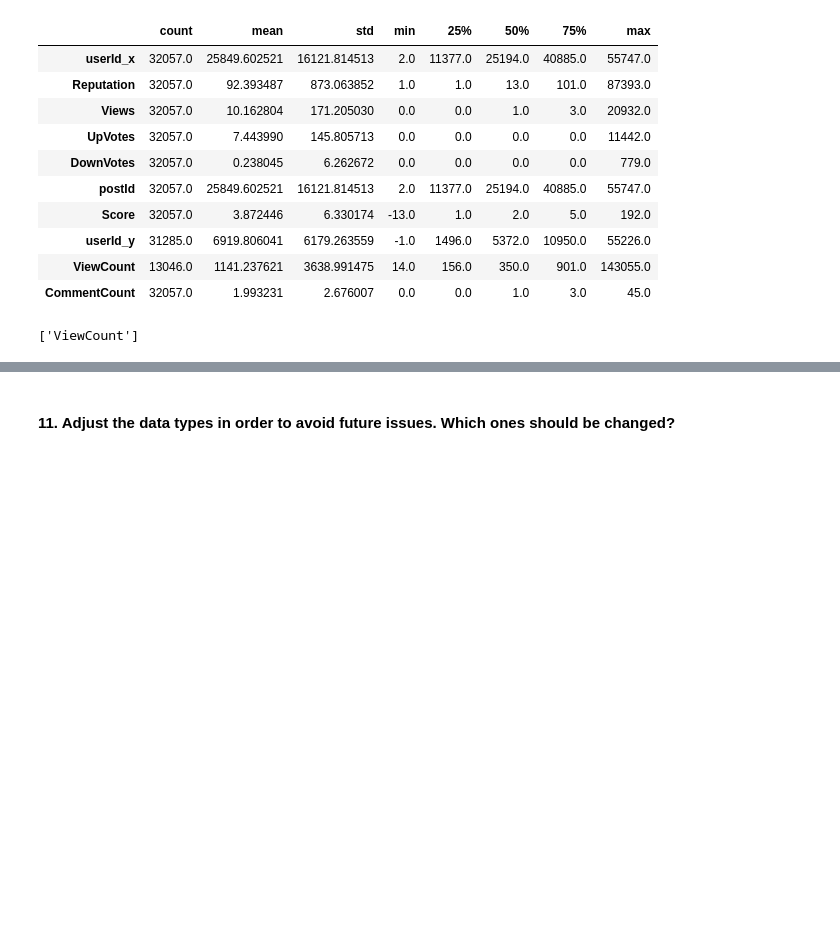
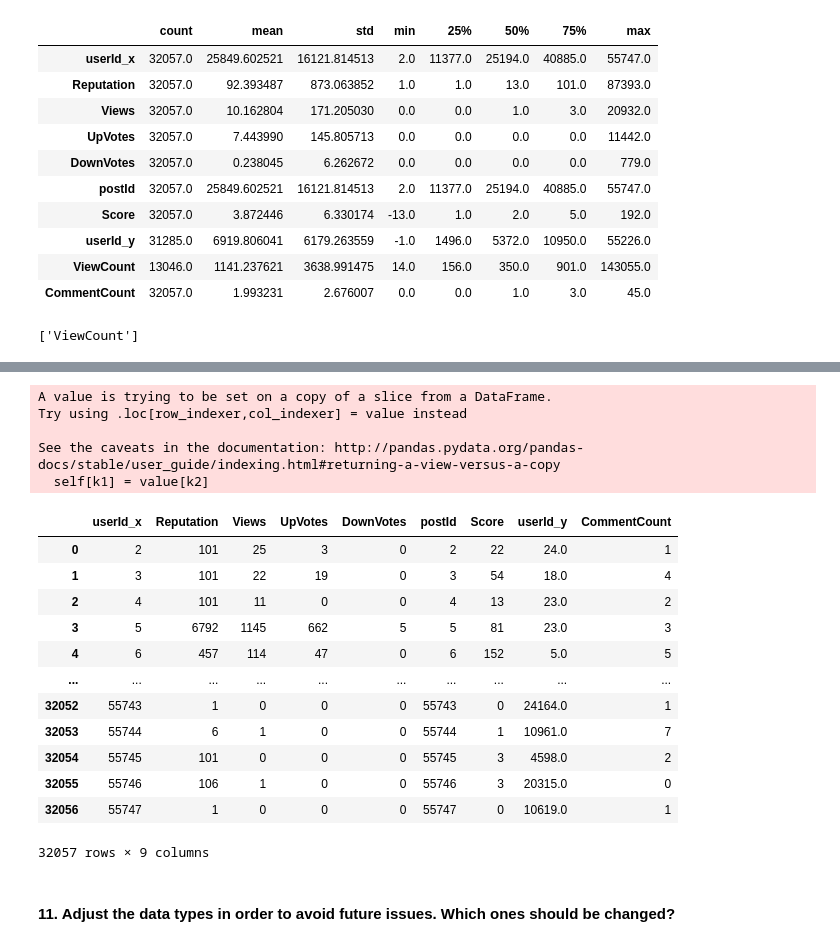
Before and after one commit to luanasolisg/dataptmad1019, a Jupyter notebook: module-1/lab-data_cleaning/your-code/main.ipynb, the cells around one changed output, grey strips where cells are left out. Drawn from its saved outputs; the diff is of its cells as text; code cells hidden in the pictures; blank space fills up the shorter version.

```diff
--- a/module-1/lab-data_cleaning/your-code/main.ipynb
+++ b/module-1/lab-data_cleaning/your-code/main.ipynb
@@ -131,3 +131,8 @@ drop_cols = list(null_cols[null_filter].index)
 drop_cols
 # %% [output]
 ['ViewCount']
+# %%
+users_posts_1 = users_posts[[x for x in users_posts.columns if x not in drop_cols]]
+
+len(users_posts_1.columns)
+users_posts_1.head()
@@ -134,2 +146,24 @@ drop_cols
+# %%
+users_posts_1[['userId_y']] = users_posts_1[['userId_y']].fillna(0)
+display(users_posts_1)
+# %% [output]
+A value is trying to be set on a copy of a slice from a DataFrame.
+Try using .loc[row_indexer,col_indexer] = value instead
+
+See the caveats in the documentation: http://pandas.pydata.org/pandas-docs/stable/user_guide/indexing.html#returning-a-view-versus-a-copy
+  self[k1] = value[k2]
+|  | userId_x | Reputation | Views | UpVotes | DownVotes | postId | Score | userId_y | CommentCount |
+| 0 | 2 | 101 | 25 | 3 | 0 | 2 | 22 | 24.0 | 1 |
+| 1 | 3 | 101 | 22 | 19 | 0 | 3 | 54 | 18.0 | 4 |
+| 2 | 4 | 101 | 11 | 0 | 0 | 4 | 13 | 23.0 | 2 |
+| 3 | 5 | 6792 | 1145 | 662 | 5 | 5 | 81 | 23.0 | 3 |
+| 4 | 6 | 457 | 114 | 47 | 0 | 6 | 152 | 5.0 | 5 |
+| ... | ... | ... | ... | ... | ... | ... | ... | ... | ... |
+| 32052 | 55743 | 1 | 0 | 0 | 0 | 55743 | 0 | 24164.0 | 1 |
+| 32053 | 55744 | 6 | 1 | 0 | 0 | 55744 | 1 | 10961.0 | 7 |
+| 32054 | 55745 | 101 | 0 | 0 | 0 | 55745 | 3 | 4598.0 | 2 |
+| 32055 | 55746 | 106 | 1 | 0 | 0 | 55746 | 3 | 20315.0 | 0 |
+| 32056 | 55747 | 1 | 0 | 0 | 0 | 55747 | 0 | 10619.0 | 1 |
+32057 rows × 9 columns
 # %% [markdown]
 #### 11. Adjust the data types in order to avoid future issues. Which ones should be changed?
```
Also changed, not shown: parts of 6 cells of this notebook.
